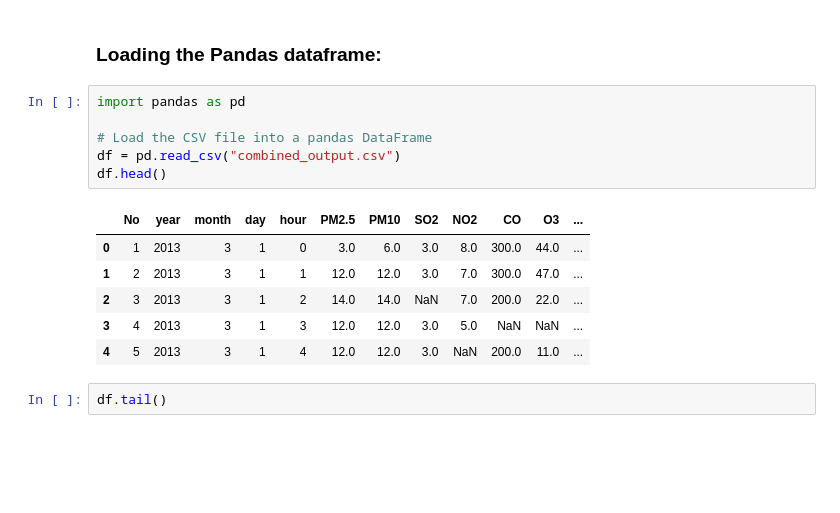
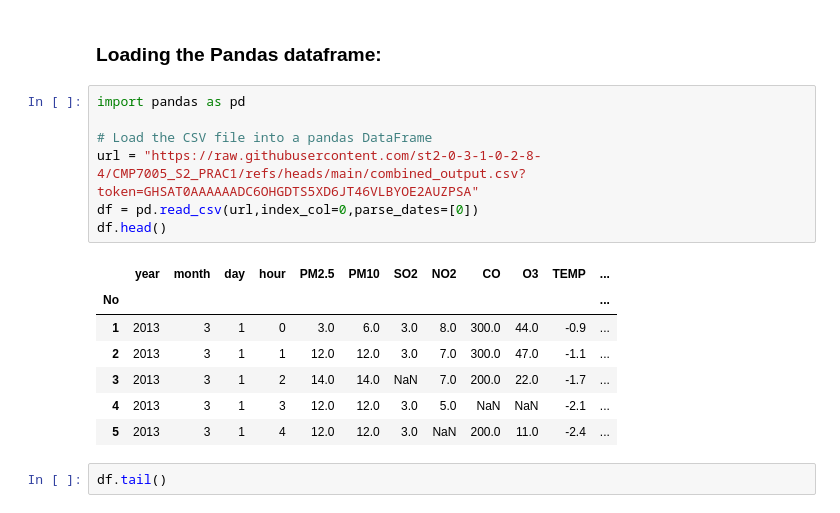
Before and after one commit to st2-0-3-1-0-2-8-4/CMP7005_S2_PRAC1, a Jupyter notebook: CMP7005_S2_PRAC1.ipynb, the cells around one changed output. Drawn from its saved outputs; the diff is of its cells as text; blank space fills up the shorter version.

```diff
--- a/CMP7005_S2_PRAC1.ipynb
+++ b/CMP7005_S2_PRAC1.ipynb
@@ -18,16 +18,18 @@ warnings.filterwarnings('ignore')
 # %%
 import pandas as pd
 
 # Load the CSV file into a pandas DataFrame
-df = pd.read_csv("combined_output.csv")
+url = "https://raw.githubusercontent.com/st2-0-3-1-0-2-8-4/CMP7005_S2_PRAC1/refs/heads/main/combined_output.csv?token=GHSAT0AAAAAADC6OHGDTS5XD6JT46VLBYOE2AUZPSA"
+df = pd.read_csv(url,index_col=0,parse_dates=[0])
 df.head()
 # %% [output]
-|  | No | year | month | day | hour | PM2.5 | PM10 | SO2 | NO2 | CO | O3 | ... |
-| 0 | 1 | 2013 | 3 | 1 | 0 | 3.0 | 6.0 | 3.0 | 8.0 | 300.0 | 44.0 | ... |
-| 1 | 2 | 2013 | 3 | 1 | 1 | 12.0 | 12.0 | 3.0 | 7.0 | 300.0 | 47.0 | ... |
-| 2 | 3 | 2013 | 3 | 1 | 2 | 14.0 | 14.0 | NaN | 7.0 | 200.0 | 22.0 | ... |
-| 3 | 4 | 2013 | 3 | 1 | 3 | 12.0 | 12.0 | 3.0 | 5.0 | NaN | NaN | ... |
-| 4 | 5 | 2013 | 3 | 1 | 4 | 12.0 | 12.0 | 3.0 | NaN | 200.0 | 11.0 | ... |
+|  | year | month | day | hour | PM2.5 | PM10 | SO2 | NO2 | CO | O3 | TEMP | ... |
+| No |  |  |  |  |  |  |  |  |  |  |  | ... |
+| 1 | 2013 | 3 | 1 | 0 | 3.0 | 6.0 | 3.0 | 8.0 | 300.0 | 44.0 | -0.9 | ... |
+| 2 | 2013 | 3 | 1 | 1 | 12.0 | 12.0 | 3.0 | 7.0 | 300.0 | 47.0 | -1.1 | ... |
+| 3 | 2013 | 3 | 1 | 2 | 14.0 | 14.0 | NaN | 7.0 | 200.0 | 22.0 | -1.7 | ... |
+| 4 | 2013 | 3 | 1 | 3 | 12.0 | 12.0 | 3.0 | 5.0 | NaN | NaN | -2.1 | ... |
+| 5 | 2013 | 3 | 1 | 4 | 12.0 | 12.0 | 3.0 | NaN | 200.0 | 11.0 | -2.4 | ... |
 # %%
 df.tail()
 # %% [output]
```
